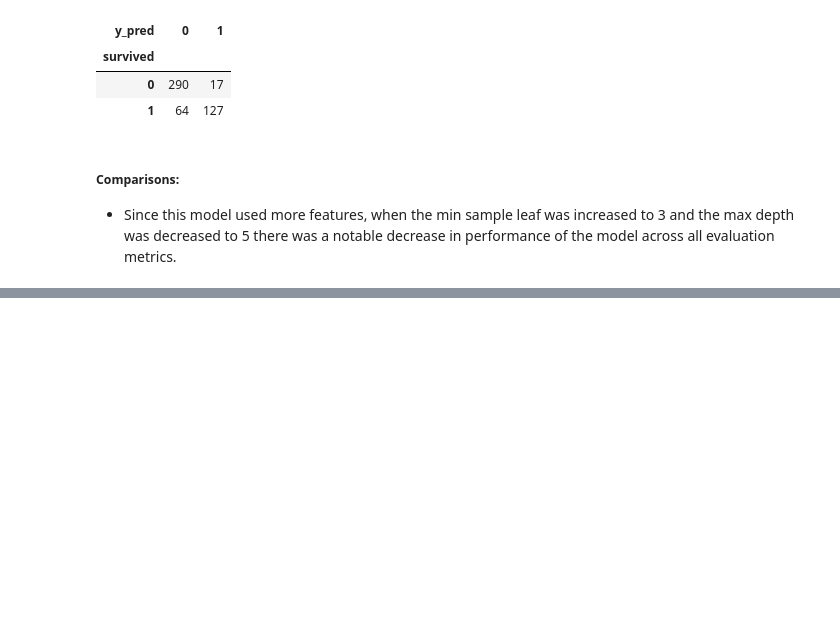
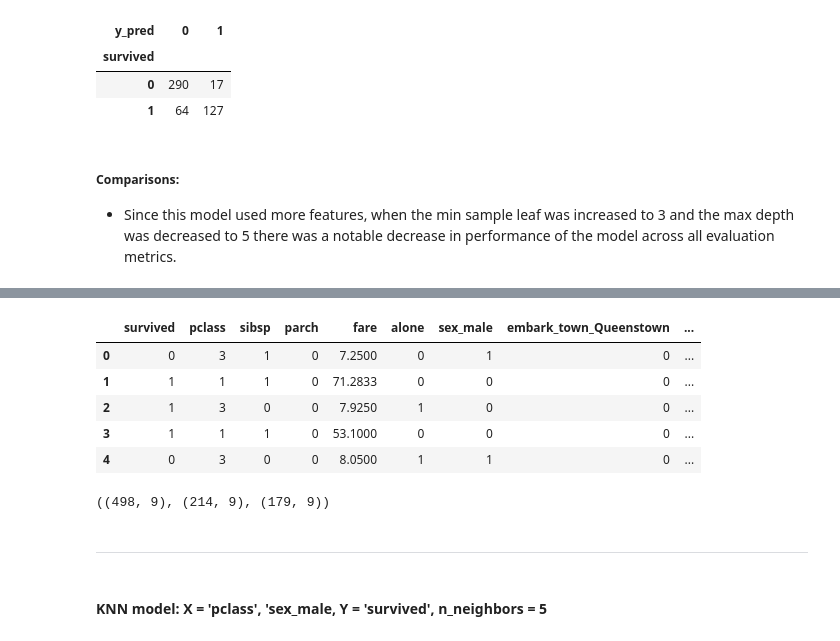
Before and after one commit to NSharick/classification-exercises, a Jupyter notebook: model.ipynb, the cells around one changed output, grey strips where cells are left out. Cells and saved outputs as stored; diff of their text form; code cells hidden in the pictures; blank space fills up the shorter version.

```diff
--- a/model.ipynb
+++ b/model.ipynb
@@ -992,0 +1015,4 @@ pd.crosstab(y_train.survived, y_train.y_pred)
+# %%
+#get the Titanic dataset
+df = get_titanic_data()
+df.head()
@@ -992,0 +1027,23 @@ pd.crosstab(y_train.survived, y_train.y_pred)
+# %%
+#use prep function for initial data cleaning
+df = prep_titanic(df)
+df.head()
+# %% [output]
+|  | survived | pclass | sibsp | parch | fare | alone | sex_male | embark_town_Queenstown | ... |
+| 0 | 0 | 3 | 1 | 0 | 7.2500 | 0 | 1 | 0 | ... |
+| 1 | 1 | 1 | 1 | 0 | 71.2833 | 0 | 0 | 0 | ... |
+| 2 | 1 | 3 | 0 | 0 | 7.9250 | 1 | 0 | 0 | ... |
+| 3 | 1 | 1 | 1 | 0 | 53.1000 | 0 | 0 | 0 | ... |
+| 4 | 0 | 3 | 0 | 0 | 8.0500 | 1 | 1 | 0 | ... |
+# %%
+#split the data
+train, test = train_test_split(df, train_size = 0.8, stratify = df.survived, random_state=123)
+train, validate = train_test_split(train, train_size = 0.7, stratify = train.survived, random_state=123)
+#verify the data split
+train.shape, validate.shape, test.shape
+# %% [output]
+((498, 9), (214, 9), (179, 9))
+# %% [markdown]
+___
+# %% [markdown]
+#### KNN model: X = 'pclass', 'sex_male,  Y = 'survived', n_neighbors = 5
```
Also changed, not shown: parts of 45 cells of this notebook.
